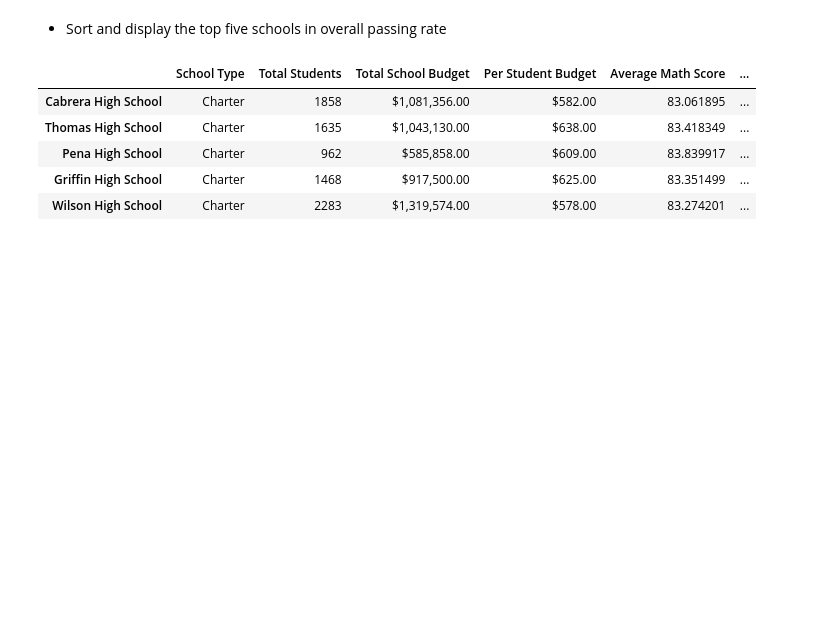
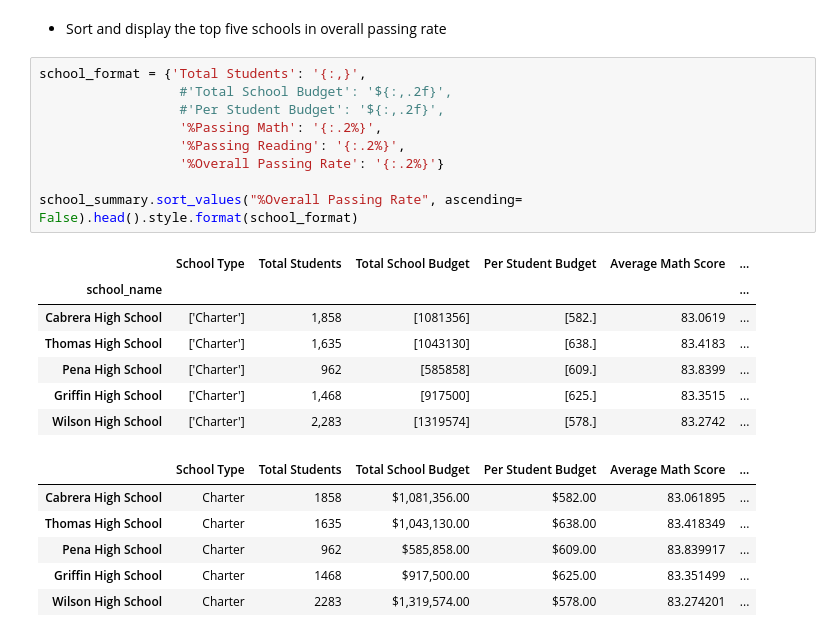
Before and after one commit to thundrakkon/UCI_Data_Homework, a Jupyter notebook: pandas-challenge/PyCitySchools/PyCitySchools_Final.ipynb, the cells around one changed output. Cells and saved outputs as stored; diff of their text form; blank space fills up the shorter version.

```diff
--- a/pandas-challenge/PyCitySchools/PyCitySchools_Final.ipynb
+++ b/pandas-challenge/PyCitySchools/PyCitySchools_Final.ipynb
@@ -187,6 +187,23 @@ school_summary
 ## Top Performing Schools (By Passing Rate)
 # %% [markdown]
 * Sort and display the top five schools in overall passing rate
+# %%
+school_format = {'Total Students': '{:,}',
+                  #'Total School Budget': '${:,.2f}',
+                  #'Per Student Budget': '${:,.2f}',
+                  '%Passing Math': '{:.2%}',
+                  '%Passing Reading': '{:.2%}',
+                  '%Overall Passing Rate': '{:.2%}'}
+
+school_summary.sort_values("%Overall Passing Rate", ascending= False).head().style.format(school_format)
+# %% [output]
+|  | School Type | Total Students | Total School Budget | Per Student Budget | Average Math Score | ... |
+| school_name |  |  |  |  |  | ... |
+| Cabrera High School | ['Charter'] | 1,858 | [1081356] | [582.] | 83.0619 | ... |
+| Thomas High School | ['Charter'] | 1,635 | [1043130] | [638.] | 83.4183 | ... |
+| Pena High School | ['Charter'] | 962 | [585858] | [609.] | 83.8399 | ... |
+| Griffin High School | ['Charter'] | 1,468 | [917500] | [625.] | 83.3515 | ... |
+| Wilson High School | ['Charter'] | 2,283 | [1319574] | [578.] | 83.2742 | ... |
 # %%
 # %% [output]
 |  | School Type | Total Students | Total School Budget | Per Student Budget | Average Math Score | ... |
```
Also changed, not shown: parts of 3 cells of this notebook.
